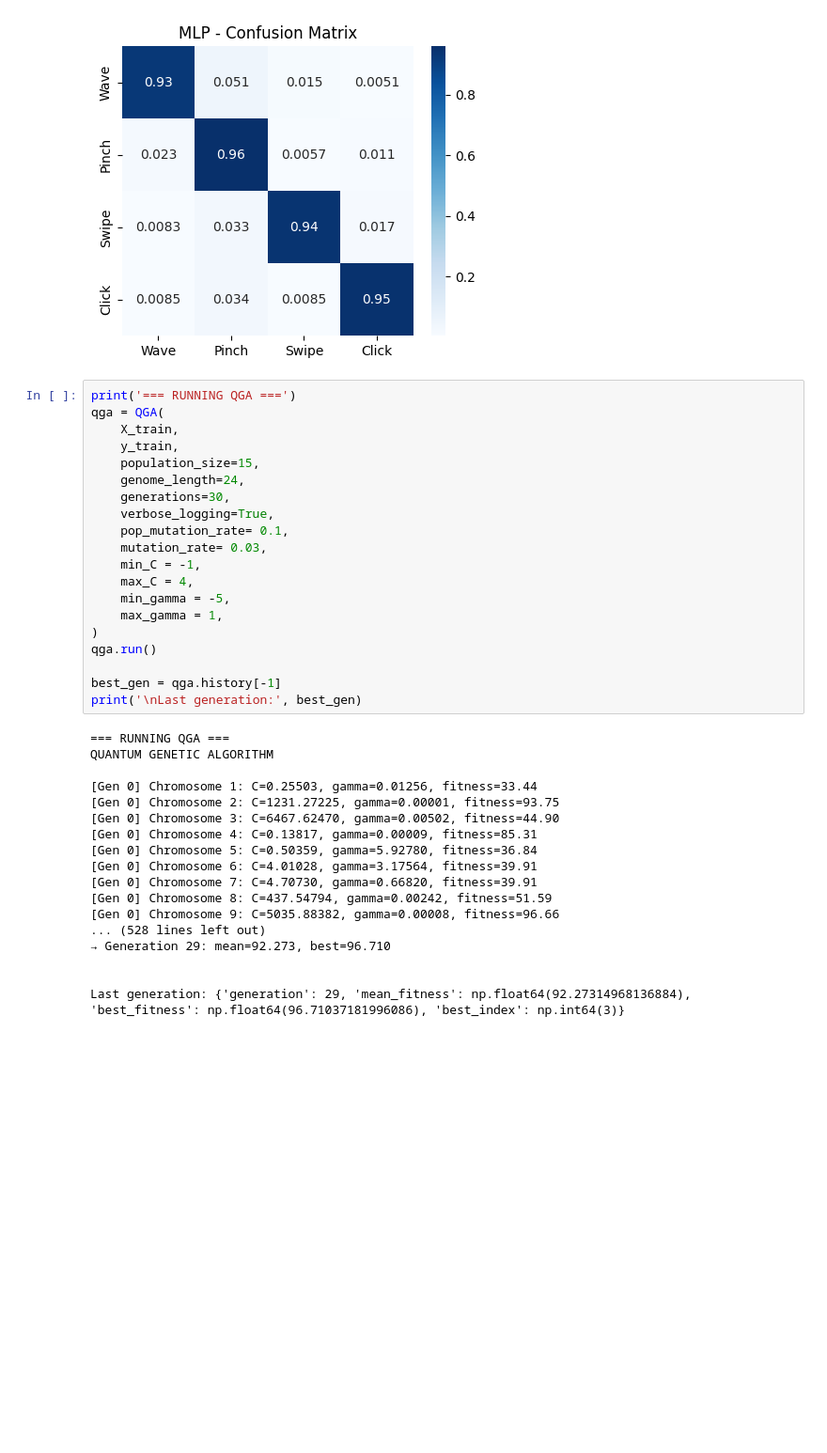
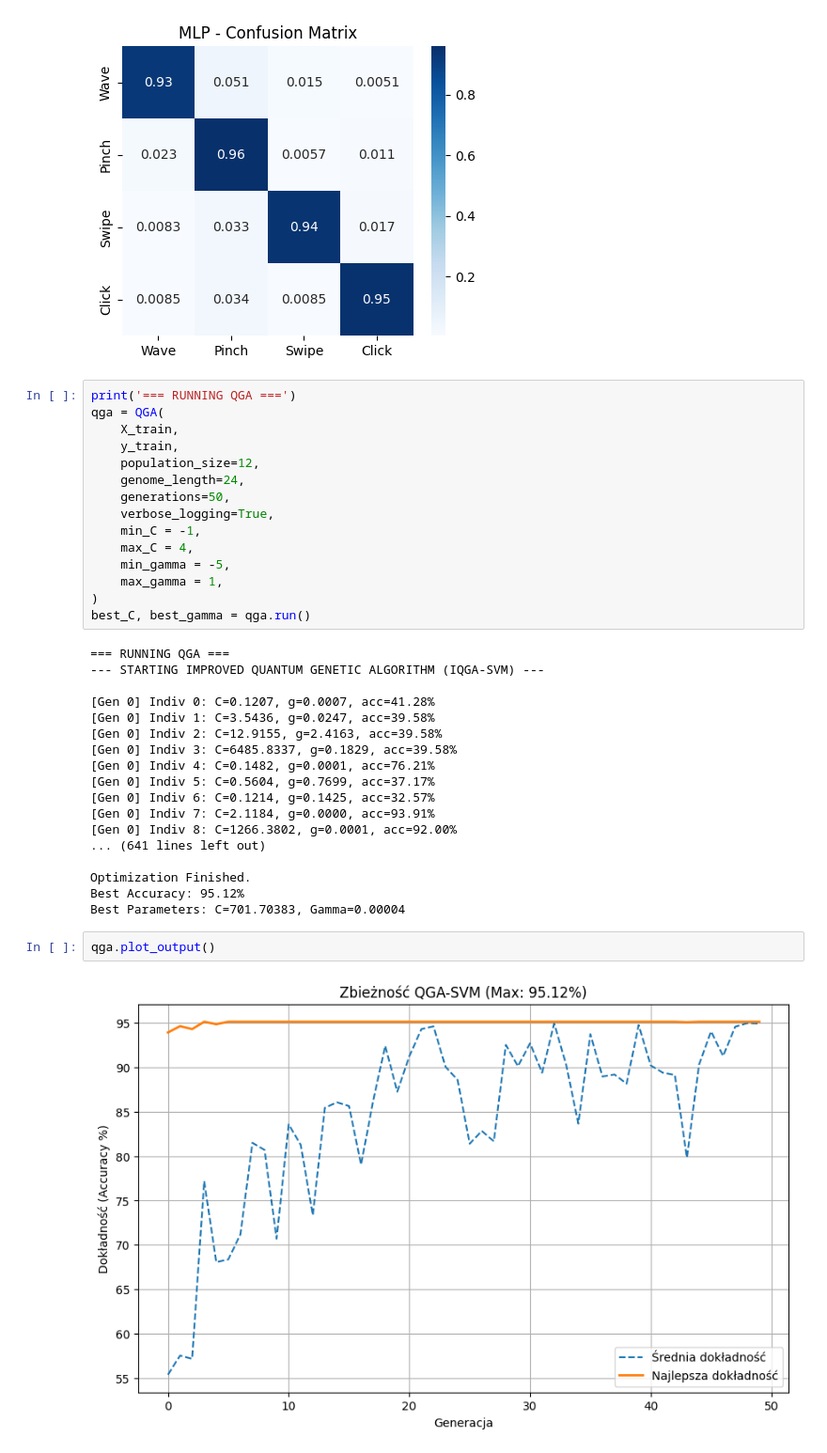
Before and after one commit to Oskar-Nowak/quantum-inspired-kernel-optimization, a Jupyter notebook: notebooks/dopnet_analysis.ipynb, the cells around one changed output. Shown at 94% size. Saved outputs shown, nothing was run; the diff lists cells and outputs as text; blank space fills up the shorter version.

```diff
--- a/notebooks/dopnet_analysis.ipynb
+++ b/notebooks/dopnet_analysis.ipynb
@@ -250,37 +286,36 @@ print('=== RUNNING QGA ===')
 qga = QGA(
     X_train,
     y_train,
-    population_size=15,
+    population_size=12,
     genome_length=24,
-    generations=30,
+    generations=50,
     verbose_logging=True,
-    pop_mutation_rate= 0.1,
-    mutation_rate= 0.03,
     min_C = -1,
     max_C = 4,
     min_gamma = -5,
     max_gamma = 1,
 )
-qga.run()
-
-best_gen = qga.history[-1]
-print('\nLast generation:', best_gen)
+best_C, best_gamma = qga.run()
 # %% [output]
 === RUNNING QGA ===
-QUANTUM GENETIC ALGORITHM
+--- STARTING IMPROVED QUANTUM GENETIC ALGORITHM (IQGA-SVM) ---
 
-[Gen 0] Chromosome 1: C=0.25503, gamma=0.01256, fitness=33.44
-[Gen 0] Chromosome 2: C=1231.27225, gamma=0.00001, fitness=93.75
-[Gen 0] Chromosome 3: C=6467.62470, gamma=0.00502, fitness=44.90
-[Gen 0] Chromosome 4: C=0.13817, gamma=0.00009, fitness=85.31
-[Gen 0] Chromosome 5: C=0.50359, gamma=5.92780, fitness=36.84
-[Gen 0] Chromosome 6: C=4.01028, gamma=3.17564, fitness=39.91
-[Gen 0] Chromosome 7: C=4.70730, gamma=0.66820, fitness=39.91
-[Gen 0] Chromosome 8: C=437.54794, gamma=0.00242, fitness=51.59
-[Gen 0] Chromosome 9: C=5035.88382, gamma=0.00008, fitness=96.66
-... (528 lines left out)
-→ Generation 29: mean=92.273, best=96.710
+[Gen 0] Indiv 0: C=0.1207, g=0.0007, acc=41.28%
+[Gen 0] Indiv 1: C=3.5436, g=0.0247, acc=39.58%
+[Gen 0] Indiv 2: C=12.9155, g=2.4163, acc=39.58%
+[Gen 0] Indiv 3: C=6485.8337, g=0.1829, acc=39.58%
+[Gen 0] Indiv 4: C=0.1482, g=0.0001, acc=76.21%
+[Gen 0] Indiv 5: C=0.5604, g=0.7699, acc=37.17%
+[Gen 0] Indiv 6: C=0.1214, g=0.1425, acc=32.57%
+[Gen 0] Indiv 7: C=2.1184, g=0.0000, acc=93.91%
+[Gen 0] Indiv 8: C=1266.3802, g=0.0001, acc=92.00%
+... (641 lines left out)
 
-
-Last generation: {'generation': 29, 'mean_fitness': np.float64(92.27314968136884), 'best_fitness': np.float64(96.71037181996086), 'best_index': np.int64(3)}
+Optimization Finished.
+Best Accuracy: 95.12%
+Best Parameters: C=701.70383, Gamma=0.00004
+# %%
+qga.plot_output()
+# %% [output]
+[figure, added]
 # %%
```
Also changed, not shown: parts of 9 cells of this notebook.
